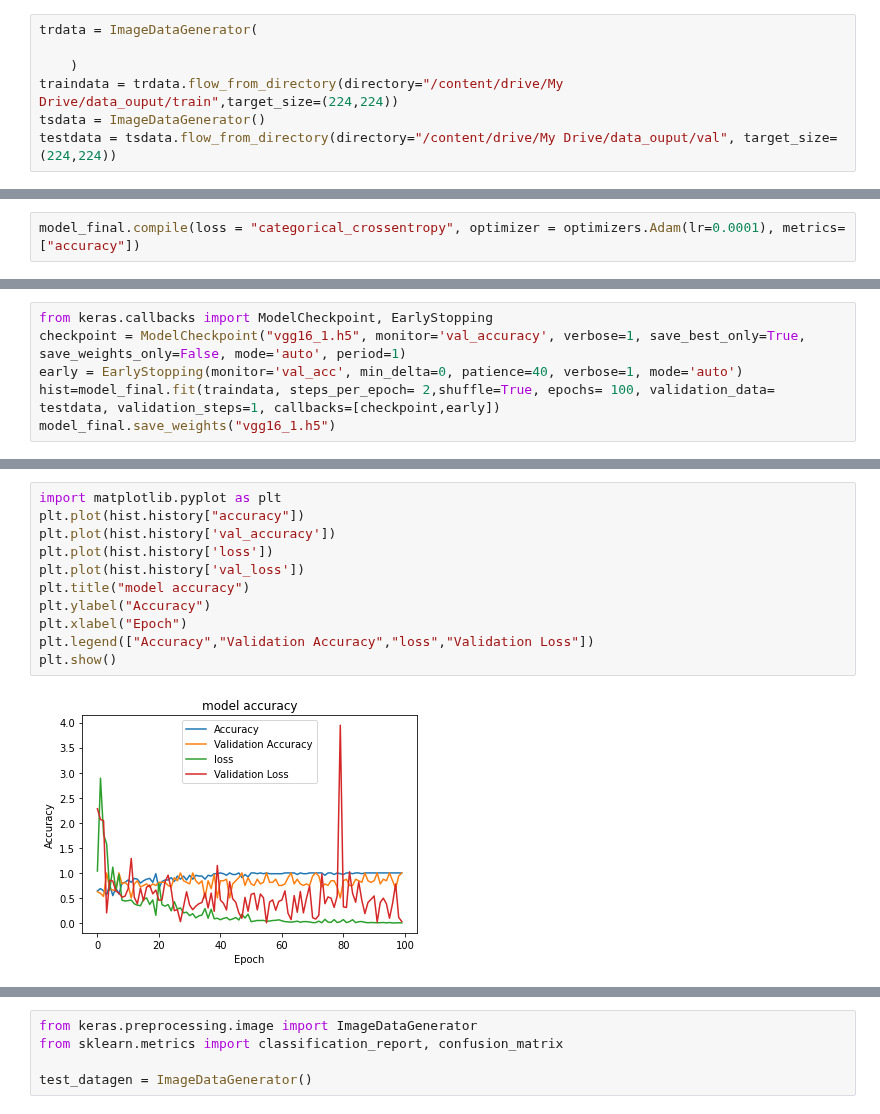
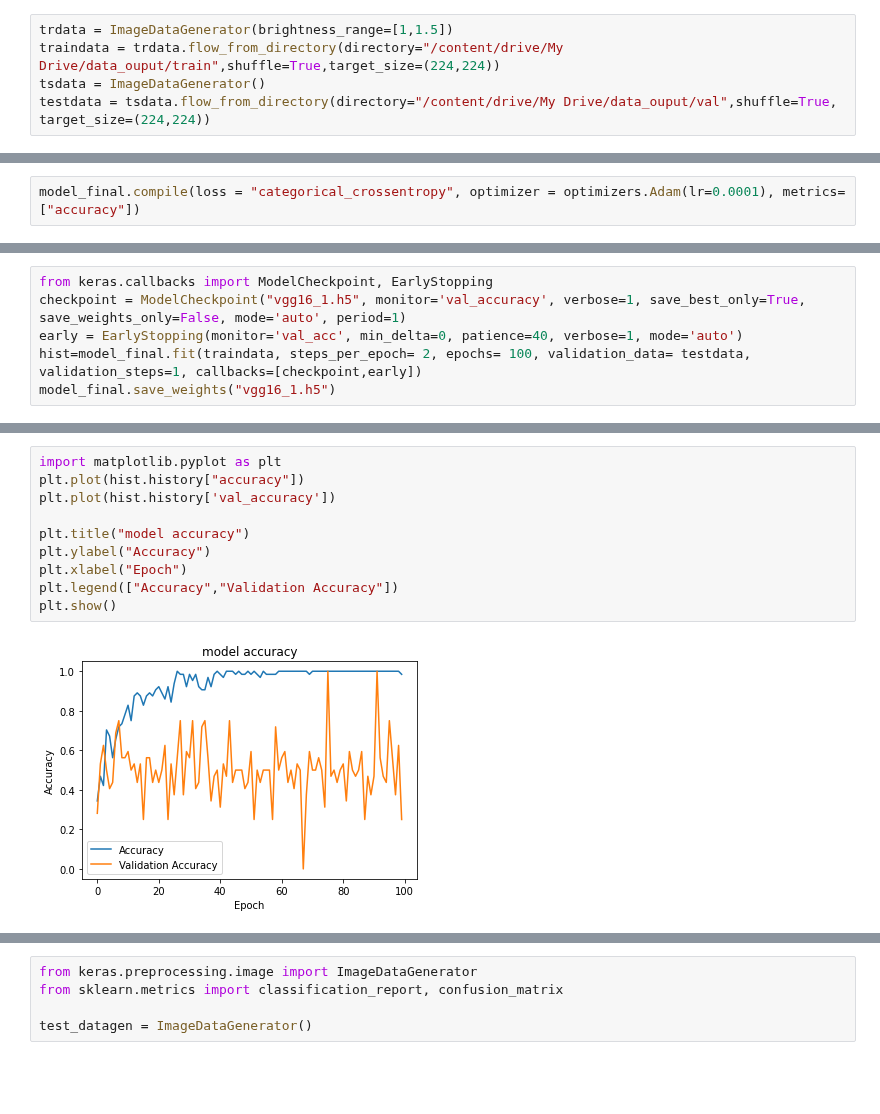
Before and after one commit to pranitha2144/Internship-iith, a Jupyter notebook: vgg16.ipynb, the cells around one changed output, grey strips where cells are left out. Saved outputs shown, nothing was run; the diff lists cells and outputs as text; blank space fills up the shorter version.

Commit message:
included brightness range in image augmentation and pre-shuffled the data

```diff
--- a/vgg16.ipynb
+++ b/vgg16.ipynb
@@ -8,12 +8,10 @@ from keras import optimizers
 from keras.preprocessing.image import ImageDataGenerator
 from keras.preprocessing import image
 # %%
-trdata = ImageDataGenerator(
-
-    )
-traindata = trdata.flow_from_directory(directory="/content/drive/My Drive/data_ouput/train",target_size=(224,224))
+trdata = ImageDataGenerator(brightness_range=[1,1.5])
+traindata = trdata.flow_from_directory(directory="/content/drive/My Drive/data_ouput/train",shuffle=True,target_size=(224,224))
 tsdata = ImageDataGenerator()
-testdata = tsdata.flow_from_directory(directory="/content/drive/My Drive/data_ouput/val", target_size=(224,224))
+testdata = tsdata.flow_from_directory(directory="/content/drive/My Drive/data_ouput/val",shuffle=True, target_size=(224,224))
 # %% [output]
 Found 800 images belonging to 4 classes.
 Found 100 images belonging to 4 classes.
@@ -94,7 +95,7 @@ _________________________________________________________________
 from keras.callbacks import ModelCheckpoint, EarlyStopping
 checkpoint = ModelCheckpoint("vgg16_1.h5", monitor='val_accuracy', verbose=1, save_best_only=True, save_weights_only=False, mode='auto', period=1)
 early = EarlyStopping(monitor='val_acc', min_delta=0, patience=40, verbose=1, mode='auto')
-hist=model_final.fit(traindata, steps_per_epoch= 2,shuffle=True, epochs= 100, validation_data= testdata, validation_steps=1, callbacks=[checkpoint,early])
+hist=model_final.fit(traindata, steps_per_epoch= 2, epochs= 100, validation_data= testdata, validation_steps=1, callbacks=[checkpoint,early])
 model_final.save_weights("vgg16_1.h5")
 # %% [output]
 Epoch 1/100
@@ -121,13 +122,12 @@ Epoch 00100: val_accuracy did not improve from 1.00000
 # %%
 import matplotlib.pyplot as plt
 plt.plot(hist.history["accuracy"])
 plt.plot(hist.history['val_accuracy'])
-plt.plot(hist.history['loss'])
-plt.plot(hist.history['val_loss'])
+
 plt.title("model accuracy")
 plt.ylabel("Accuracy")
 plt.xlabel("Epoch")
-plt.legend(["Accuracy","Validation Accuracy","loss","Validation Loss"])
+plt.legend(["Accuracy","Validation Accuracy"])
 plt.show()
 # %% [output]
-[figure, old version]
+[figure, new version]
```
Also changed, not shown: parts of 10 cells of this notebook.
